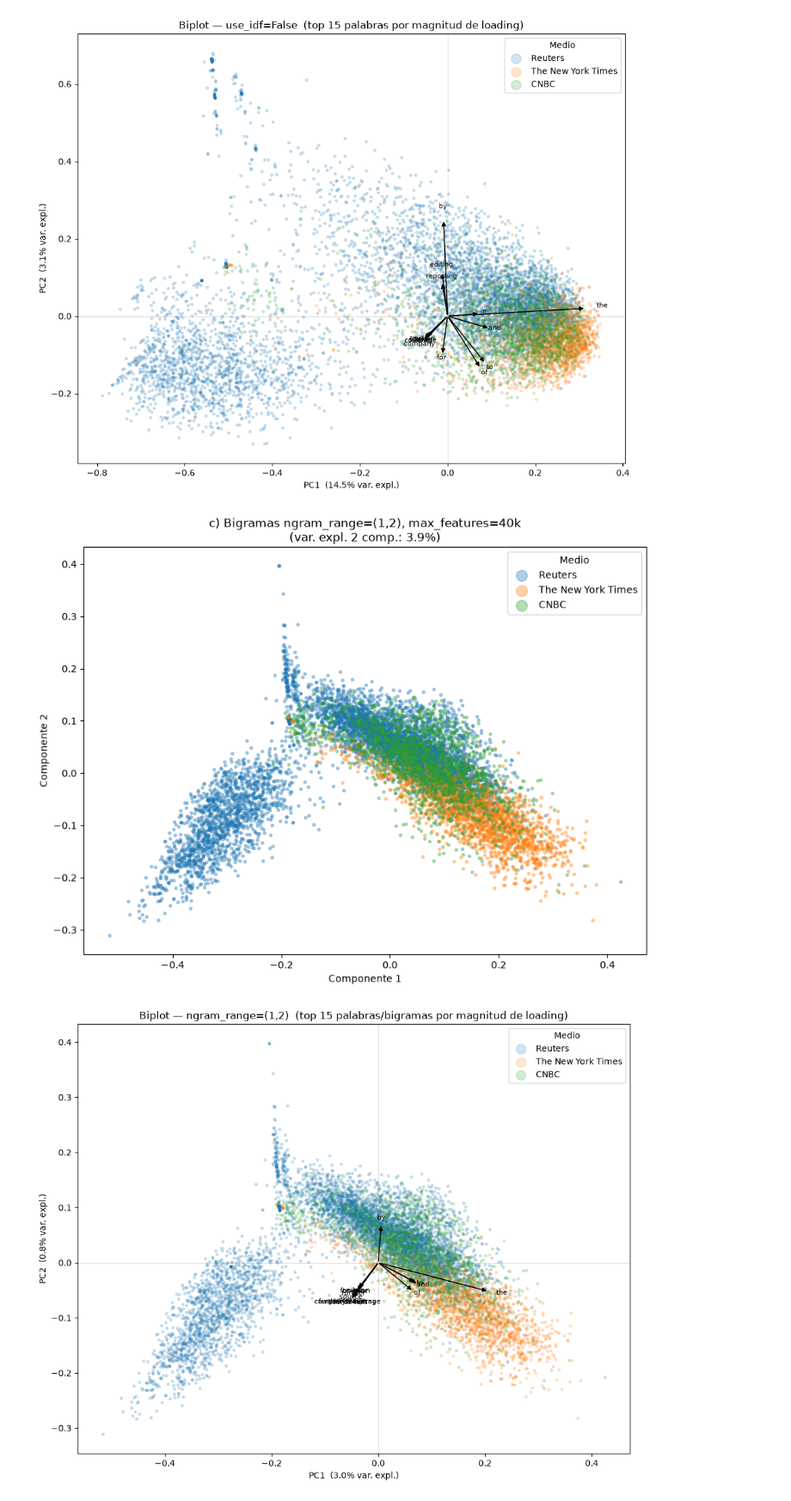
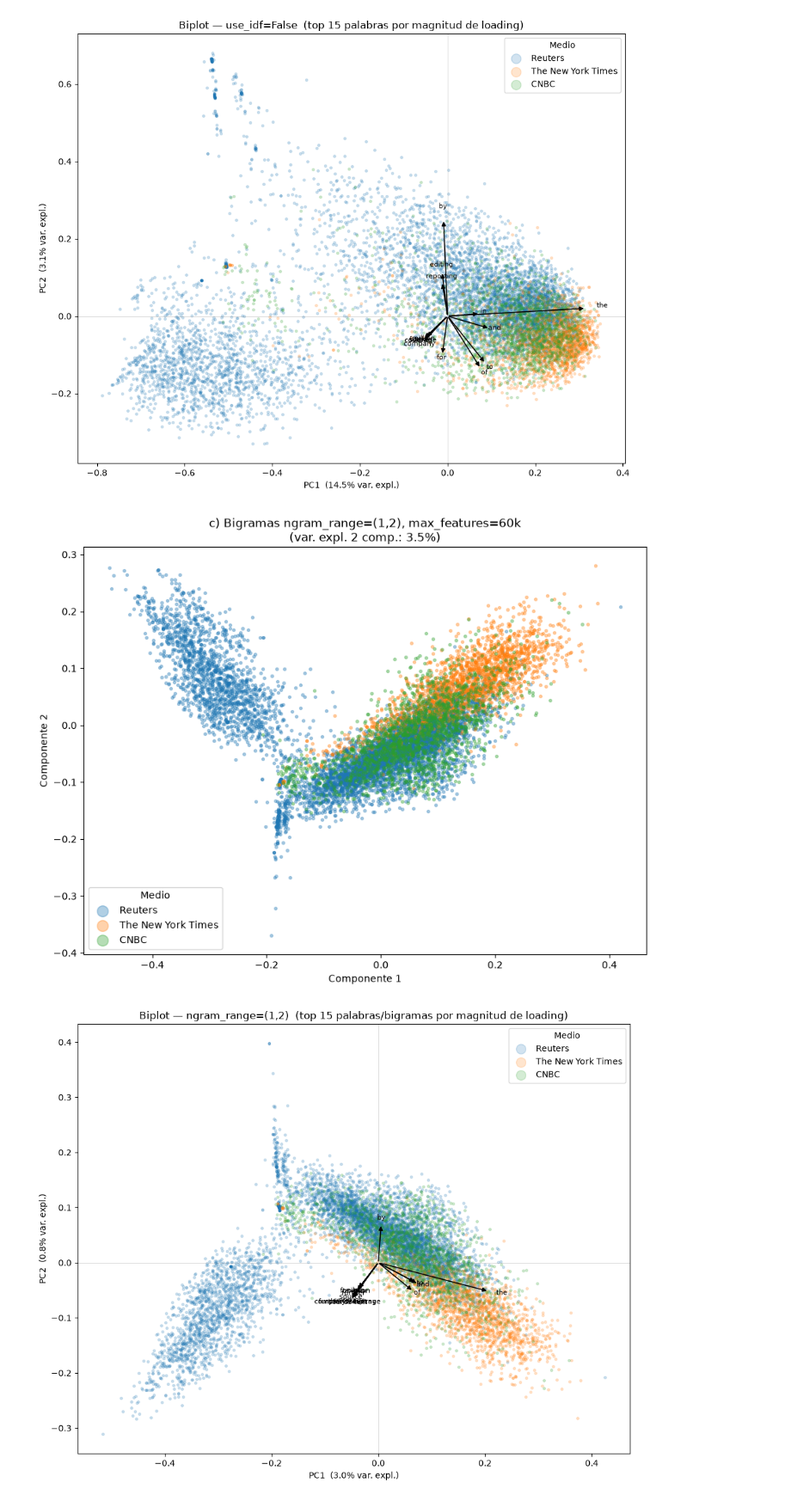
Before and after one commit to Nicolasvb23/intro-cd, a Jupyter notebook: Tarea_2/2026_tarea2.ipynb, the cells around one changed output. Shown at 86% size. Drawn from its saved outputs; the diff is of its cells as text; code cells hidden in the pictures.

Commit message:
tarea 2: imagenes pca y biplots generadas

```diff
--- a/Tarea_2/2026_tarea2.ipynb
+++ b/Tarea_2/2026_tarea2.ipynb
@@ -493,25 +493,25 @@ plt.show()
 # %%
 # c) ngram_range=(1,2) — se limita max_features porque el vocabulario de bigramas
 # es mucho mayor que el de unigramas y hace inviable la densificación completa.
-vec = TfidfVectorizer(ngram_range=(1, 2), max_features=40_000)
+vec = TfidfVectorizer(ngram_range=(1, 2), max_features=60_000)
 X_cfg = vec.fit_transform(X_train).toarray()
 pca = PCA(n_components=2, random_state=42)
 X_2d = pca.fit_transform(X_cfg)
 del X_cfg
 
 fig, ax = plt.subplots(figsize=(9, 7))
 for pub in top_3_publications:
     mask = (y_train == pub).values
     ax.scatter(X_2d[mask, 0], X_2d[mask, 1], label=pub, alpha=0.35, s=8, color=pub_to_color[pub])
 var = pca.explained_variance_ratio_.sum() * 100
-ax.set_title(f"c) Bigramas ngram_range=(1,2), max_features=40k\n(var. expl. 2 comp.: {var:.1f}%)")
+ax.set_title(f"c) Bigramas ngram_range=(1,2), max_features=60k\n(var. expl. 2 comp.: {var:.1f}%)")
 ax.set_xlabel("Componente 1"); ax.set_ylabel("Componente 2")
 ax.legend(title="Medio", markerscale=4)
 plt.tight_layout()
 plt.savefig("../Tarea_2/informe/imagenes/chart_pca_config_bigrams.png", dpi=150, bbox_inches="tight")
 plt.show()
 # %% [output]
-[figure, old version]
+[figure, new version]
 # %%
 # Biplot — ngram_range=(1,2)
 vocab    = vec.get_feature_names_out()
```
Also changed, not shown: 12 other files.
